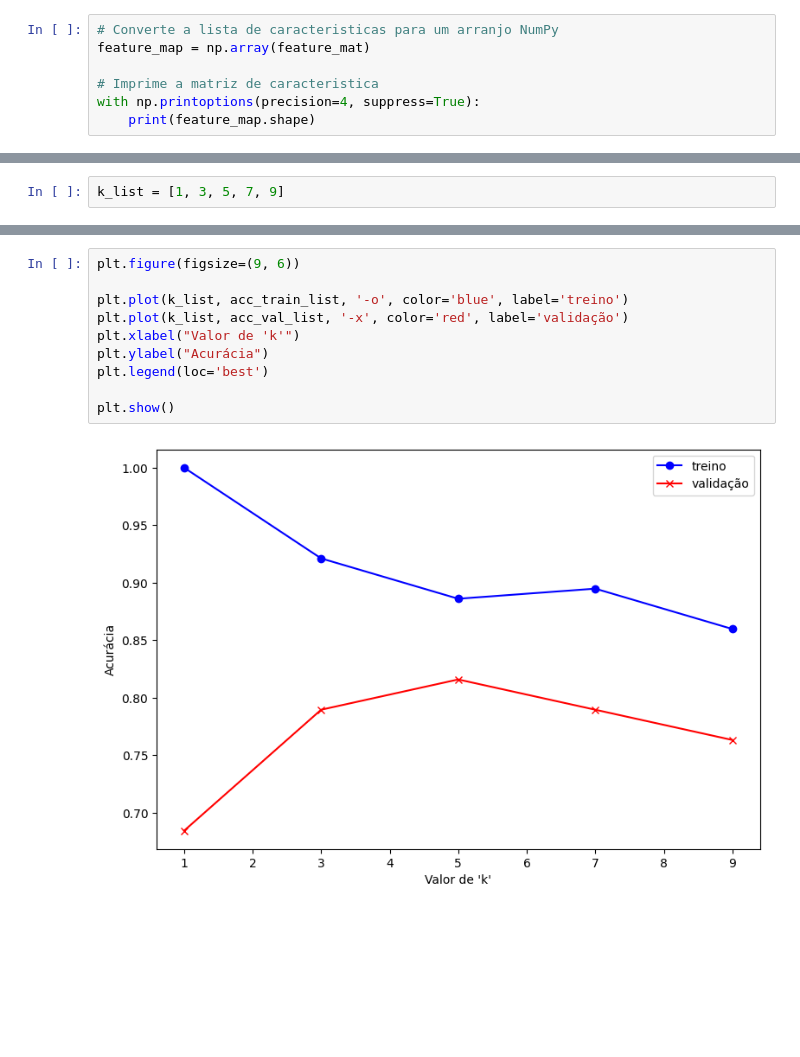
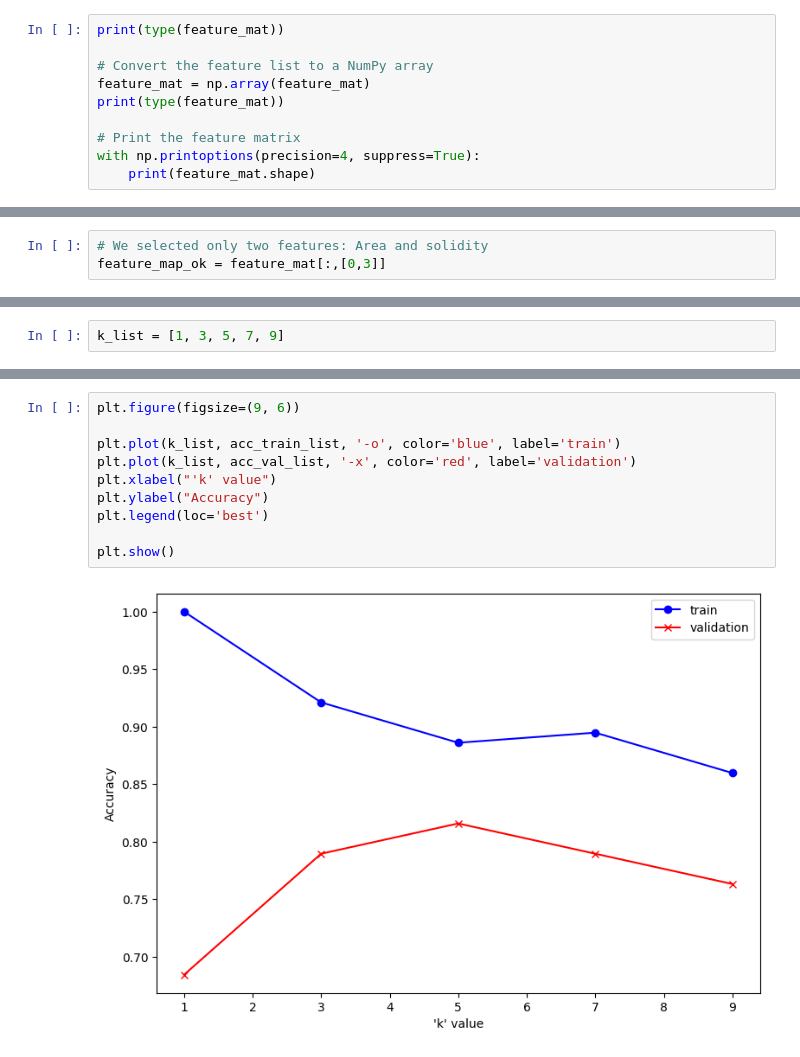
Before and after one commit to joaofmari/SIN393_Introduction-to-computer-vision_2024, a Jupyter notebook: notebooks/Lecture 01 - Part 2 - Image classification.ipynb, the cells around one changed output, grey strips where cells are left out. Drawn from its saved outputs; the diff is of its cells as text; blank space fills up the shorter version.

```diff
--- a/notebooks/Lecture 01 - Part 2 - Image classification.ipynb
+++ b/notebooks/Lecture 01 - Part 2 - Image classification.ipynb
@@ -256,8 +247,11 @@ Imagem 190 - classe cersis_chinensis
 # %%
-# Converte a lista de caracteristicas para um arranjo NumPy
-feature_map = np.array(feature_mat)
+print(type(feature_mat))
 
-# Imprime a matriz de caracteristica
+# Convert the feature list to a NumPy array
+feature_mat = np.array(feature_mat)
+print(type(feature_mat))
+
+# Print the feature matrix
 with np.printoptions(precision=4, suppress=True):
-    print(feature_map.shape)
+    print(feature_mat.shape)
 # %% [output]
@@ -473,0 +463,3 @@ feature_map_ok = feature_map[:,[0,3]]
+# %%
+# We selected only two features: Area and solidity
+feature_map_ok = feature_mat[:,[0,3]]
@@ -568,13 +563,13 @@ for k_ in k_list:
 # %%
 plt.figure(figsize=(9, 6))
 
-plt.plot(k_list, acc_train_list, '-o', color='blue', label='treino')
-plt.plot(k_list, acc_val_list, '-x', color='red', label='validação')
-plt.xlabel("Valor de 'k'")
-plt.ylabel("Acurácia")
+plt.plot(k_list, acc_train_list, '-o', color='blue', label='train')
+plt.plot(k_list, acc_val_list, '-x', color='red', label='validation')
+plt.xlabel("'k' value")
+plt.ylabel("Accuracy")
 plt.legend(loc='best')
 
 plt.show()
 # %% [output]
-[figure, old version]
+[figure, new version]
 # %%
```
Also changed, not shown: parts of 63 cells of this notebook, 5 other files.
